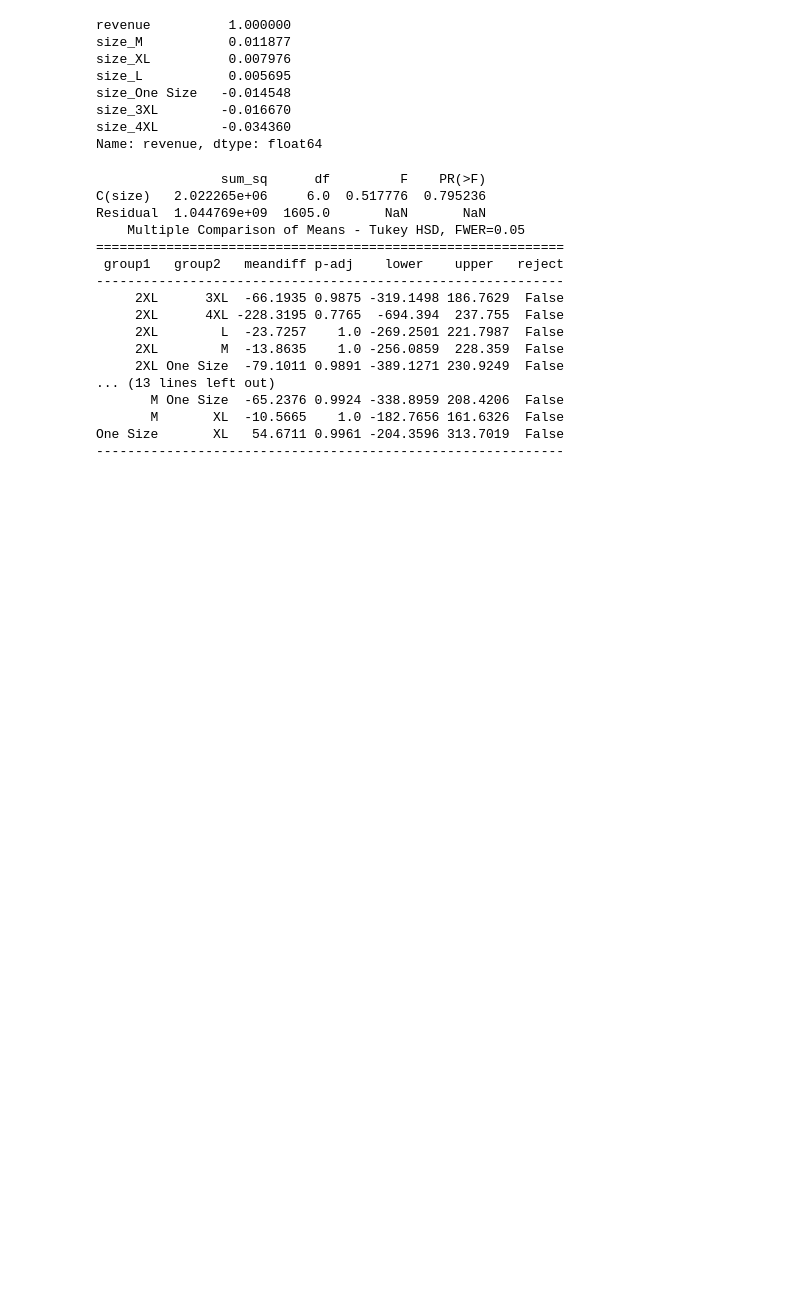
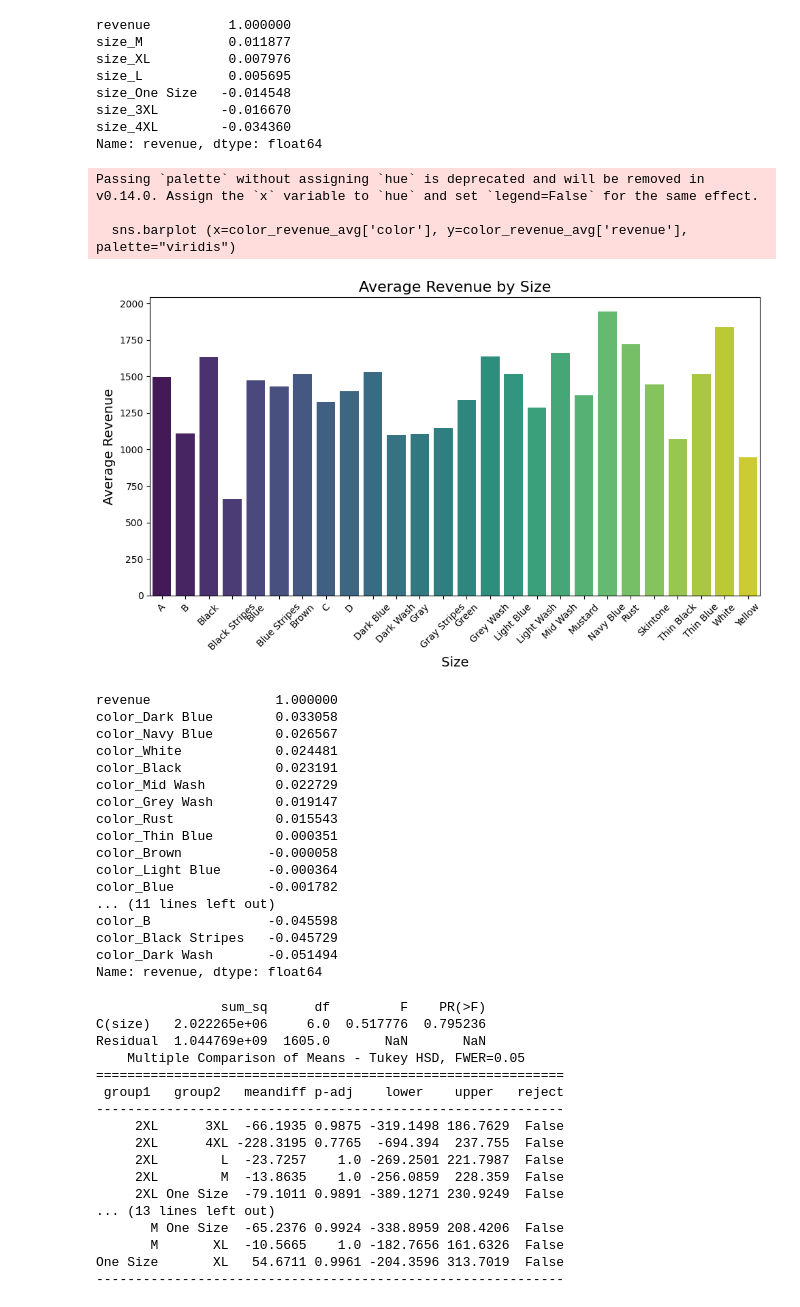
Before and after one commit to AaliyanShuja/SalesPrediction, a Jupyter notebook: SalesPrediction.ipynb, the cells around one changed output. Cells and saved outputs as stored; diff of their text form; code cells hidden in the pictures; blank space fills up the shorter version.

```diff
--- a/SalesPrediction.ipynb
+++ b/SalesPrediction.ipynb
@@ -433,6 +433,46 @@ size_One Size   -0.014548
 size_3XL        -0.016670
 size_4XL        -0.034360
 Name: revenue, dtype: float64
+# %%
+# Visualization: Bar plot of revenue by color
+plt.figure ( figsize=(10, 6))
+# Using the color average mean
+sns.barplot (x=color_revenue_avg['color'], y=color_revenue_avg['revenue'], palette="viridis")
+plt.title ( 'Average Revenue by Size', fontsize=16)
+plt.xlabel ( ' Size ', fontsize=14 )
+plt.ylabel (' Average Revenue ' , fontsize=14)
+plt.xticks ( rotation=45)
+plt.tight_layout()
+plt.show()
+
+# Correlation analysis (one-hot encode color to compute Pearson correlation)
+color_encoded =  pd.get_dummies (df['color'], prefix='color', drop_first=True)
+color_encoded['revenue'] =  df['revenue']
+correlation_with_revenue =  color_encoded.corr()['revenue'].sort_values(ascending=False)
+
+print(correlation_with_revenue)
+# %% [output]
+Passing `palette` without assigning `hue` is deprecated and will be removed in v0.14.0. Assign the `x` variable to `hue` and set `legend=False` for the same effect.
+
+  sns.barplot (x=color_revenue_avg['color'], y=color_revenue_avg['revenue'], palette="viridis")
+[figure, added]
+revenue                1.000000
+color_Dark Blue        0.033058
+color_Navy Blue        0.026567
+color_White            0.024481
+color_Black            0.023191
+color_Mid Wash         0.022729
+color_Grey Wash        0.019147
+color_Rust             0.015543
+color_Thin Blue        0.000351
+color_Brown           -0.000058
+color_Light Blue      -0.000364
+color_Blue            -0.001782
+... (11 lines left out)
+color_B               -0.045598
+color_Black Stripes   -0.045729
+color_Dark Wash       -0.051494
+Name: revenue, dtype: float64
 # %%
 # Perfoming Tukey's HSD to check the significance in between revenue and size
 model = smf.ols('revenue ~ C(size)', data=df).fit()
```
Also changed, not shown: parts of 7 cells of this notebook.
